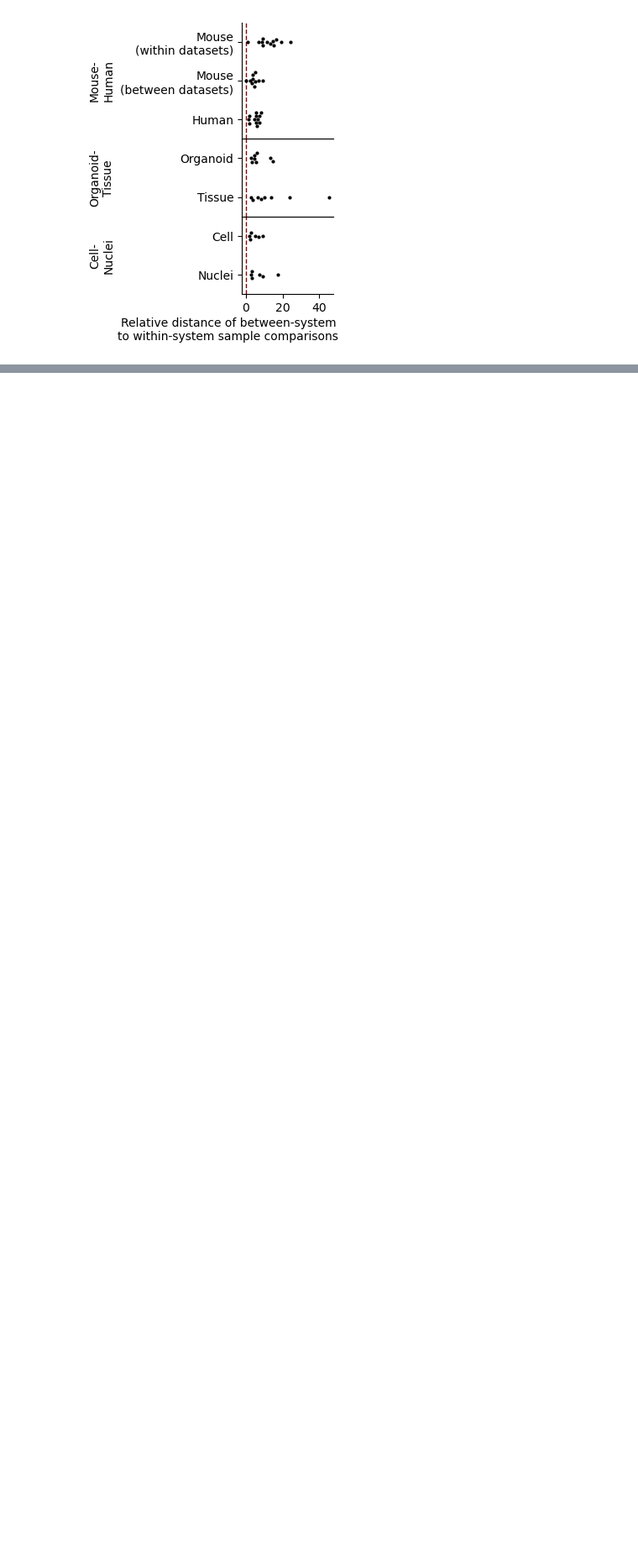
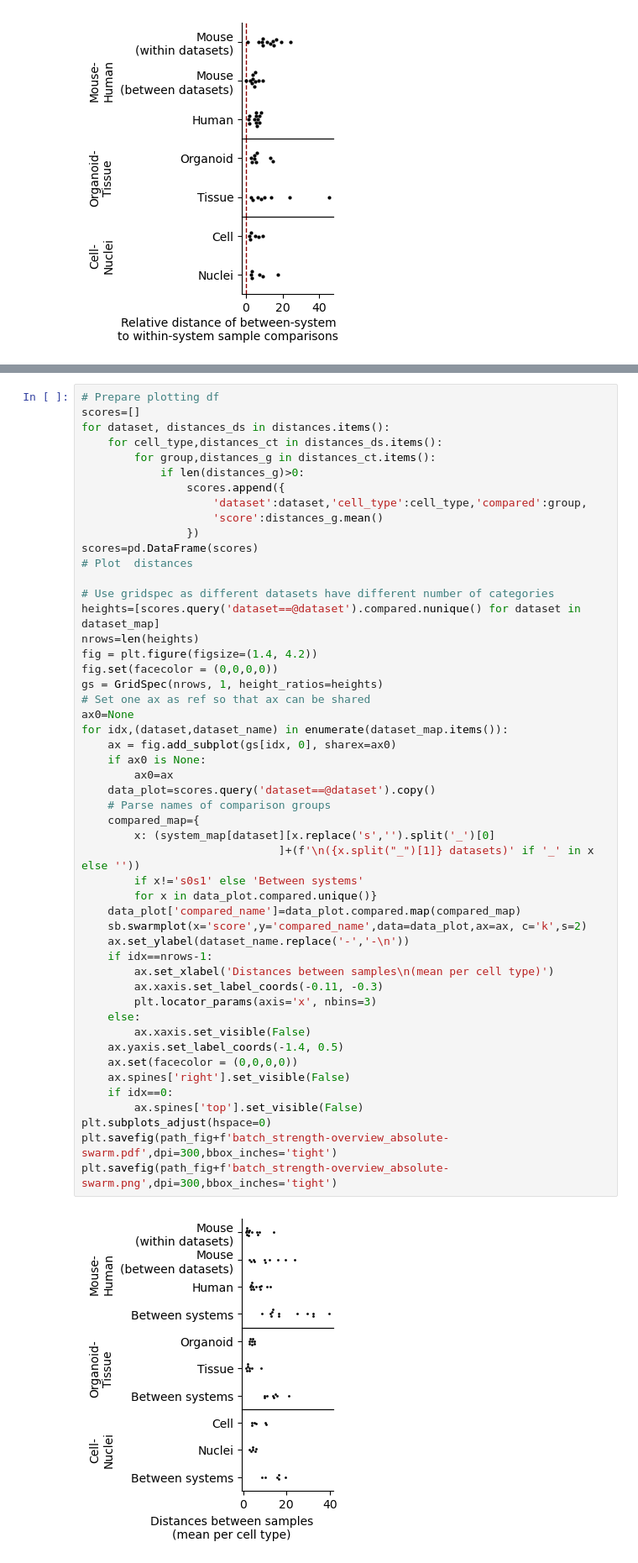
Before and after one commit to theislab/cross_system_integration, a Jupyter notebook: notebooks/results/batch_strength/batch_strength_plot.ipynb, the cells around one changed output, grey strips where cells are left out. Shown: that part at 84% size. Drawn from its saved outputs; the diff is of its cells as text; blank space fills up the shorter version.

Commit message:
update plots

```diff
--- a/notebooks/results/batch_strength/batch_strength_plot.ipynb
+++ b/notebooks/results/batch_strength/batch_strength_plot.ipynb
@@ -129,0 +134,52 @@ plt.savefig(path_fig+f'batch_strength-overview-swarm.png',dpi=300,bbox_inches='t
+# %%
+# Prepare plotting df
+scores=[]
+for dataset, distances_ds in distances.items():
+    for cell_type,distances_ct in distances_ds.items():
+        for group,distances_g in distances_ct.items():
+            if len(distances_g)>0:
+                scores.append({
+                    'dataset':dataset,'cell_type':cell_type,'compared':group,
+                    'score':distances_g.mean()
+                })
+scores=pd.DataFrame(scores)
+# Plot  distances
+
+# Use gridspec as different datasets have different number of categories
+heights=[scores.query('dataset==@dataset').compared.nunique() for dataset in dataset_map]
+nrows=len(heights)
+fig = plt.figure(figsize=(1.4, 4.2))
+fig.set(facecolor = (0,0,0,0))
+gs = GridSpec(nrows, 1, height_ratios=heights)
+# Set one ax as ref so that ax can be shared
+ax0=None
+for idx,(dataset,dataset_name) in enumerate(dataset_map.items()):
+    ax = fig.add_subplot(gs[idx, 0], sharex=ax0)
+    if ax0 is None:
+        ax0=ax
+    data_plot=scores.query('dataset==@dataset').copy()
+    # Parse names of comparison groups
+    compared_map={
+        x: (system_map[dataset][x.replace('s','').split('_')[0]
+                              ]+(f'\n({x.split("_")[1]} datasets)' if '_' in x else ''))
+        if x!='s0s1' else 'Between systems'
+        for x in data_plot.compared.unique()}
+    data_plot['compared_name']=data_plot.compared.map(compared_map)
+    sb.swarmplot(x='score',y='compared_name',data=data_plot,ax=ax, c='k',s=2)
+    ax.set_ylabel(dataset_name.replace('-','-\n'))
+    if idx==nrows-1:
+        ax.set_xlabel('Distances between samples\n(mean per cell type)')
+        ax.xaxis.set_label_coords(-0.11, -0.3)
+        plt.locator_params(axis='x', nbins=3)
+    else:
+        ax.xaxis.set_visible(False)
+    ax.yaxis.set_label_coords(-1.4, 0.5)
+    ax.set(facecolor = (0,0,0,0))
+    ax.spines['right'].set_visible(False)
+    if idx==0:
+        ax.spines['top'].set_visible(False)
+plt.subplots_adjust(hspace=0)
+plt.savefig(path_fig+f'batch_strength-overview_absolute-swarm.pdf',dpi=300,bbox_inches='tight')
+plt.savefig(path_fig+f'batch_strength-overview_absolute-swarm.png',dpi=300,bbox_inches='tight')
+# %% [output]
+[figure, added]
```
Also changed, not shown: parts of 3 cells of this notebook, 1 other file.
